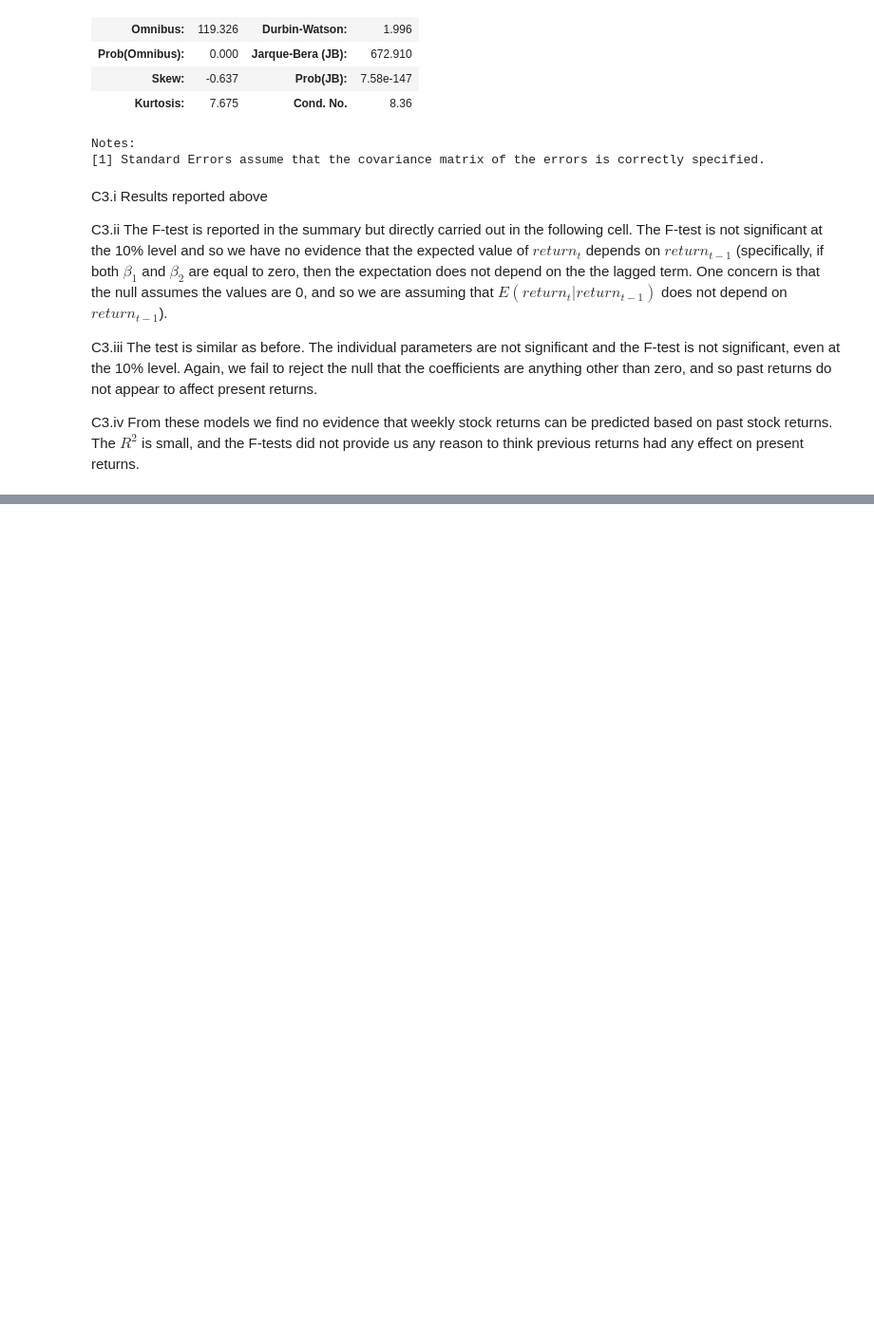
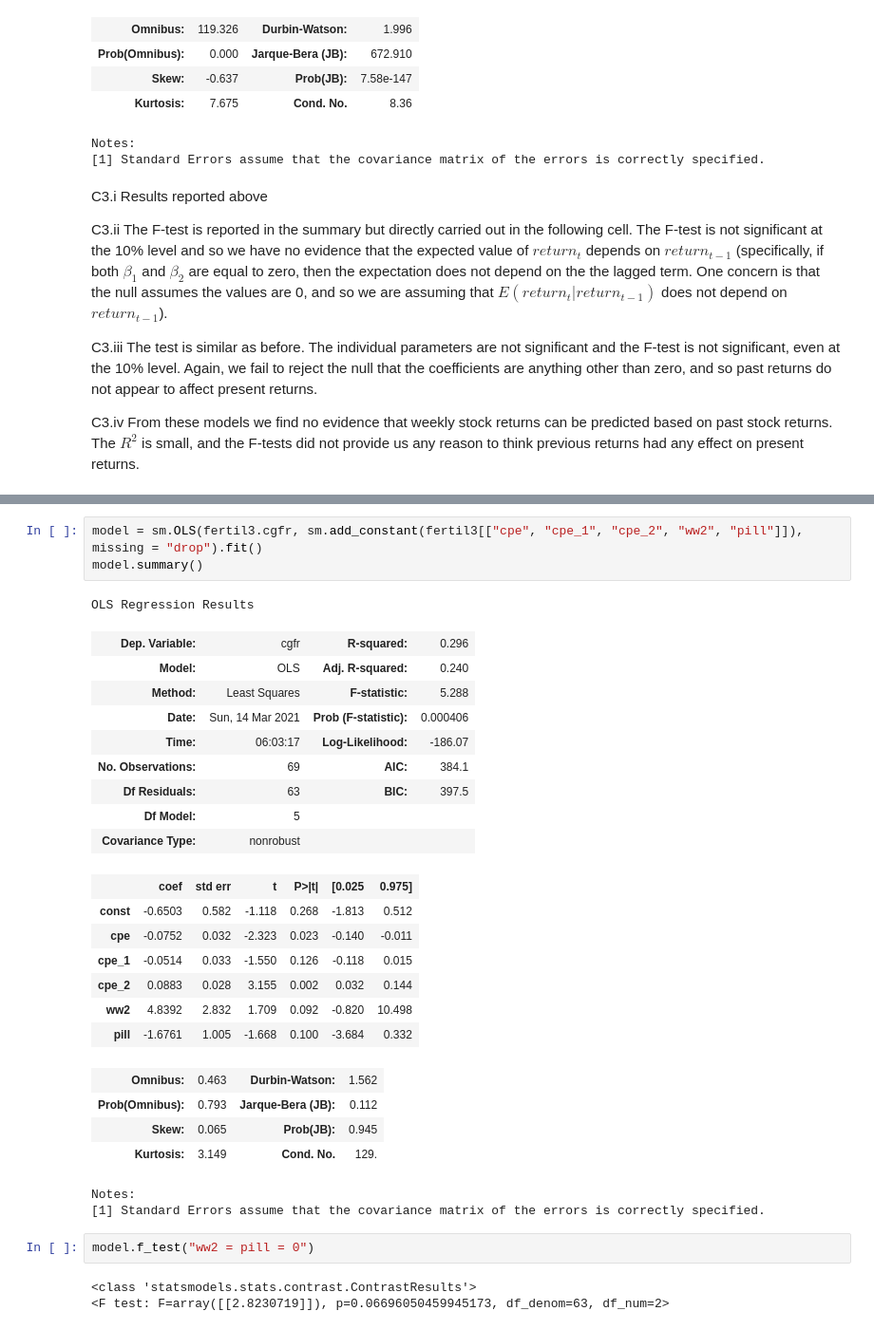
Before and after one commit to systemchalk/wooldridge_workbook, a Jupyter notebook: ch11.ipynb, the cells around one changed output, grey strips where cells are left out. Shown at 95% size. Saved outputs shown, nothing was run; the diff lists cells and outputs as text; blank space fills up the shorter version.

```diff
--- a/ch11.ipynb
+++ b/ch11.ipynb
@@ -278,0 +336,32 @@ C3.iv From these models we find no evidence that weekly stock returns can be pre
+# %%
+model = sm.OLS(fertil3.cgfr, sm.add_constant(fertil3[["cpe", "cpe_1", "cpe_2", "ww2", "pill"]]), missing = "drop").fit()
+model.summary()
+# %% [output]
+OLS Regression Results
+| Dep. Variable: | cgfr | R-squared: | 0.296 |
+| Model: | OLS | Adj. R-squared: | 0.240 |
+| Method: | Least Squares | F-statistic: | 5.288 |
+| Date: | Sun, 14 Mar 2021 | Prob (F-statistic): | 0.000406 |
+| Time: | 06:03:17 | Log-Likelihood: | -186.07 |
+| No. Observations: | 69 | AIC: | 384.1 |
+| Df Residuals: | 63 | BIC: | 397.5 |
+| Df Model: | 5 |  |  |
+| Covariance Type: | nonrobust |  |  |
+|  | coef | std err | t | P>|t| | [0.025 | 0.975] |
+| const | -0.6503 | 0.582 | -1.118 | 0.268 | -1.813 | 0.512 |
+| cpe | -0.0752 | 0.032 | -2.323 | 0.023 | -0.140 | -0.011 |
+| cpe_1 | -0.0514 | 0.033 | -1.550 | 0.126 | -0.118 | 0.015 |
+| cpe_2 | 0.0883 | 0.028 | 3.155 | 0.002 | 0.032 | 0.144 |
+| ww2 | 4.8392 | 2.832 | 1.709 | 0.092 | -0.820 | 10.498 |
+| pill | -1.6761 | 1.005 | -1.668 | 0.100 | -3.684 | 0.332 |
+| Omnibus: | 0.463 | Durbin-Watson: | 1.562 |
+| Prob(Omnibus): | 0.793 | Jarque-Bera (JB): | 0.112 |
+| Skew: | 0.065 | Prob(JB): | 0.945 |
+| Kurtosis: | 3.149 | Cond. No. | 129. |
+Notes:
+[1] Standard Errors assume that the covariance matrix of the errors is correctly specified.
+# %%
+model.f_test("ww2 = pill = 0")
+# %% [output]
+<class 'statsmodels.stats.contrast.ContrastResults'>
+<F test: F=array([[2.8230719]]), p=0.06696050459945173, df_denom=63, df_num=2>
```
Also changed, not shown: parts of 56 cells of this notebook.
